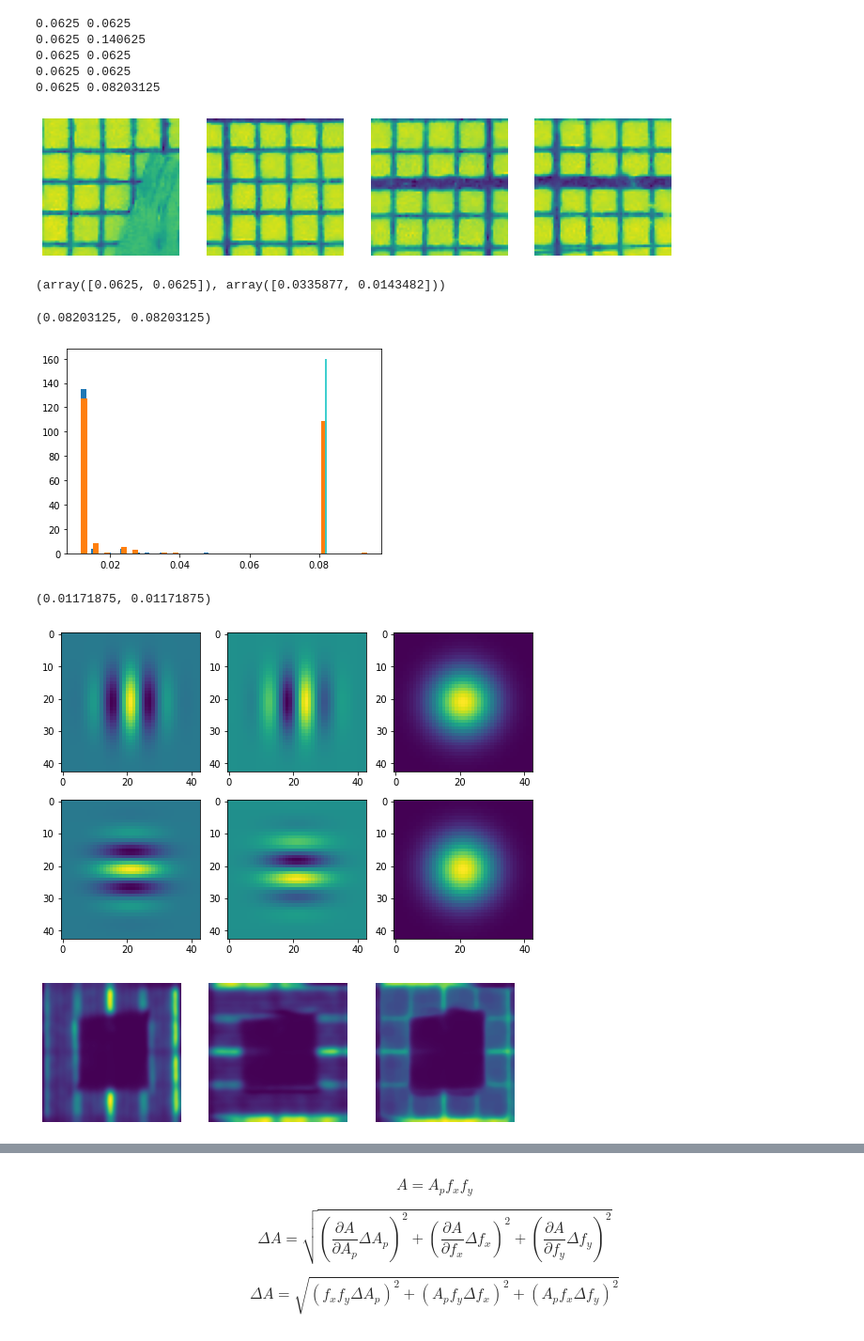
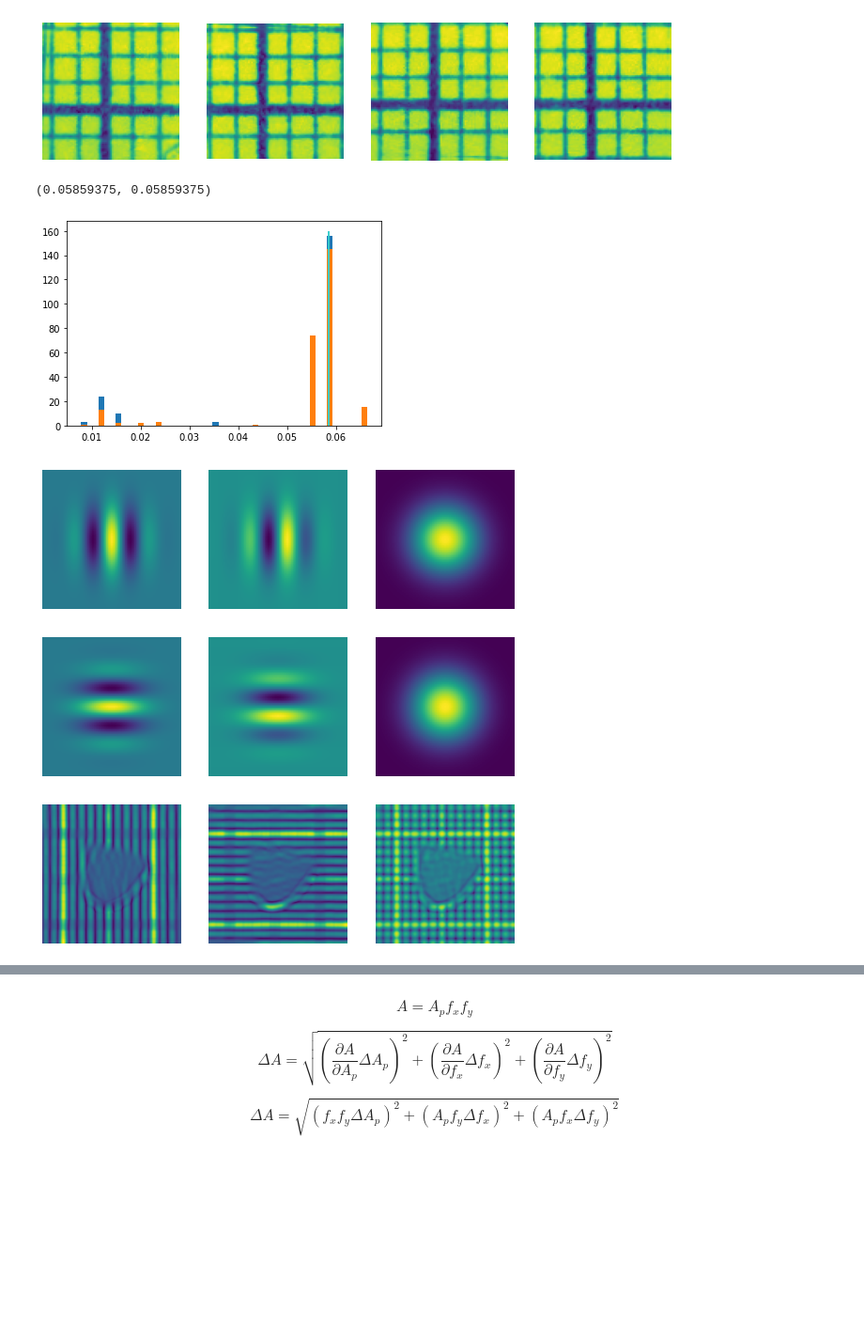
Before and after one commit to JairoSSantos/PAC-project, a Jupyter notebook: cnn/scale-detection.ipynb, the cells around one changed output, grey strips where cells are left out. Shown at 94% size. Cells and saved outputs as stored; diff of their text form; code cells hidden in the pictures; blank space fills up the shorter version.

```diff
--- a/cnn/scale-detection.ipynb
+++ b/cnn/scale-detection.ipynb
@@ -66,7 +66,11 @@ def pixel_scale_1d(sig1d:np.array):
 
     return np.abs(freqs[P][0])
 # %%
-image = by_id(316)
+image = by_id(168)
+#images, filenames = random_images(names=True)
+#image = resize(np.array(Image.open('44.502  mm2_IA_253.jpg')), (200, 200))
+#image = images[0]
+#filename = filenames[0]
 #image = random_images()[0]
 img = rgb2gray(image)
 plt.imshow(img, cmap='gray')
@@ -118,6 +122,6 @@ plt.imshow(fft, vmax=fft.max()*0.005)
 # %%
 i, j = rot_img.shape
-M = 4
+M = 3
 patchs = (
     rot_img[:i//M, :j//M],
     rot_img[:i//M, -j//M:],
@@ -125,35 +129,18 @@ patchs = (
     rot_img[-i//M:, -j//M:]
 )
 _, axs = plt.subplots(1, 4, figsize=(12, 3))
-Fx, Fy = 0, 0
 for ax, p in zip(axs, patchs):
-    fx, fy = pixel_scale(p)
-    Fx += fx
-    Fy += fy
-    print(fx, fy)
     ax.imshow(p)
     ax.axis('off')
-print(Fx/4, Fy/4)
 plt.show()
 # %% [output]
-0.0625 0.0625
-0.0625 0.140625
-0.0625 0.0625
-0.0625 0.0625
-0.0625 0.08203125
-[figure, old version]
+[figure, new version]
-# %%
-F = np.concatenate(np.array([[np.apply_along_axis(pixel_scale_1d, 0, patch), np.apply_along_axis(pixel_scale_1d, 1, patch)]
-          for patch in patchs]), axis=1)
-np.median(F, axis=1), np.std(F, axis=1)
-# %% [output]
-(array([0.0625, 0.0625]), array([0.0335877, 0.0143482]))
 # %%
 Fx, Fy = np.apply_along_axis(pixel_scale_1d, 0, rot_img), np.apply_along_axis(pixel_scale_1d, 1, rot_img)
-(fx, d_fx), (fy, d_fy) = (np.median(Fx[Fx > 0.05]), np.std(Fx)), (np.median(Fy[Fy > 0.05]), np.std(Fy))
+(fx, d_fx), (fy, d_fy) = (np.median(Fx[Fx > 0.02]), np.std(Fx)), (np.median(Fy[Fy > 0.02]), np.std(Fy))
 fx, fy
 # %% [output]
-(0.08203125, 0.08203125)
+(0.05859375, 0.05859375)
 # %%
 plt.hist(Fx, bins=50)
 plt.hist(Fy, bins=50)
@@ -161,11 +148,7 @@ plt.vlines(fx, 0, 160, color='red')
 plt.vlines(fy, 0, 160, color='cyan')
 plt.show()
 # %% [output]
-[figure, old version]
+[figure, new version]
-# %%
-pixel_scale(rot_img)
-# %% [output]
-(0.01171875, 0.01171875)
 # %%
 kernel_x = gabor_kernel(fx, theta=0)
 kernel_y = gabor_kernel(fy, theta=np.pi/2)
@@ -175,28 +158,32 @@ fig, axs = plt.subplots(2, 3, figsize=(9, 6))
 for i, kaxis in enumerate([kernel_x, kernel_y]):
     for j, part in enumerate([np.real, np.imag, np.abs]):
         axs[i][j].imshow(part(kaxis))
-        #axs[i][j].axis('off')
+        axs[i][j].axis('off')
 
 plt.show()
 # %% [output]
-[figure, old version]
+[figure, new version]
 # %%
+%%time
 fig, (ax1, ax2, ax3) = plt.subplots(1, 3, figsize=(9, 3))
 
-xreal, ximag = gabor(rot_img, fx, 0)
-yreal, yimag = gabor(rot_img, fy, np.pi/2)
-gabor_x, gabor_y = xreal**2 + ximag**2, yreal**2 + yimag**2
-#filtered = nd.median_filter(nd.minimum_filter(gabor_x + gabor_y, (5, 5)), (7, 7))
-filtered = nd.median_filter(nd.minimum_filter(gabor_x + gabor_y, footprint=disk(5)), footprint=disk(5))
+xreal, ximag = gabor(rot_img, fx, 0, n_stds=1)
+yreal, yimag = gabor(rot_img, fy, np.pi/2, n_stds=1)
+gabor_x, gabor_y = np.sqrt(xreal**2 + ximag**2), np.sqrt(yreal**2 + yimag**2)
+filtered = gabor_x + gabor_y
+
+#filtered = nd.median_filter(nd.minimum_filter(gabor_x + gabor_y, footprint=disk(5)), footprint=disk(5))
+#filtered = nd.maximum_filter(nd.minimum_filter(gabor_x + gabor_y, footprint=disk(5)), footprint=disk(5))
+#filtered = nd.median_filter(nd.maximum_filter(nd.minimum_filter(np.sqrt(gabor_x) + np.sqrt(gabor_y), footprint=disk(5)), footprint=disk(5)), footprint=disk(5))
 
 ax1.imshow(gabor_x)
 ax2.imshow(gabor_y)
 ax3.imshow(filtered)
 
 ax1.axis('off')
 ax2.axis('off')
 ax3.axis('off')
 
 plt.show()
 # %% [output]
-[figure, old version]
+[figure, new version]
```
Also changed, not shown: parts of 15 cells of this notebook, 1 other file.
